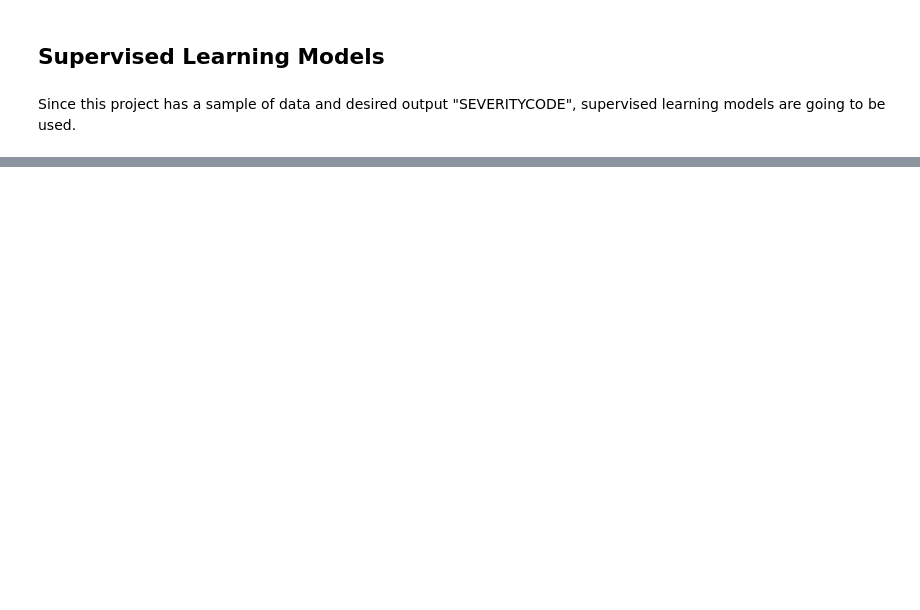
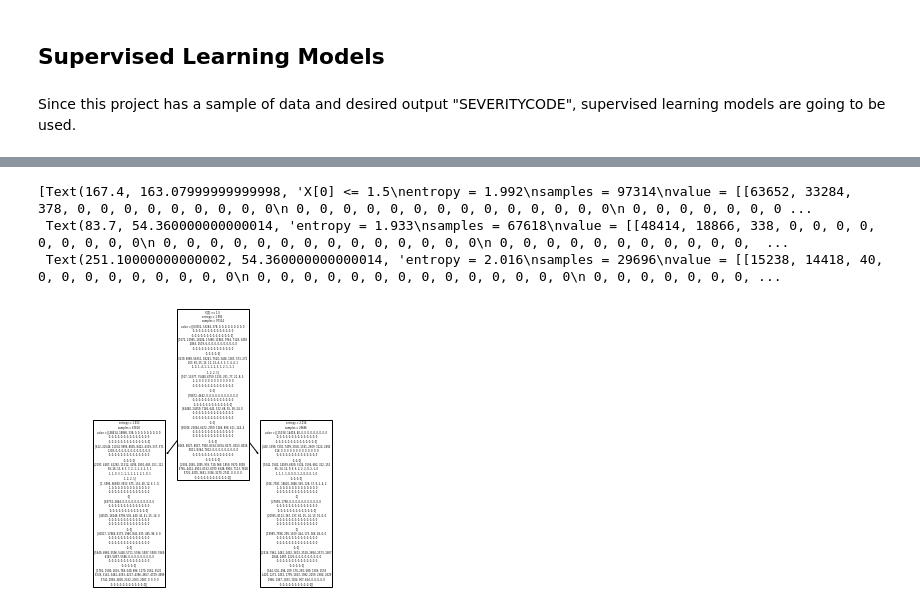
Before and after one commit to lqian100-su/Coursera_Capstone, a Jupyter notebook: Capstone.ipynb, the cells around one changed output, grey strips where cells are left out. Saved outputs shown, nothing was run; the diff lists cells and outputs as text; code cells hidden in the pictures; blank space fills up the shorter version.

```diff
--- a/Capstone.ipynb
+++ b/Capstone.ipynb
@@ -188,3 +176,10 @@ Since the "INCDTTM" is meaningless but the month and the hour time makes senses,
+# %%
+df["ADDRTYPE"]=df["ADDRTYPE"].replace(["Block","Intersection","Alley"], [1,2,3])
+df["COLLISIONTYPE"]=df["COLLISIONTYPE"].replace(["Parked Car","Angles","Rear Ended","Other","Sideswipe","Left Turn","Pedestrian","Cycles","Right Turn","Head On"], [1,2,3,4,5,6,7,8,9,0])
+df["UNDERINFL"]=df["UNDERINFL"].replace(["Y","N"], ["1","0"])
+df=df.astype({"UNDERINFL":int})
+df["ROADCOND"]=df["ROADCOND"].replace(["Dry","Wet","Unknown","Ice","Snow/Slush","Other","Standing Water","Sand/Mud/Dirt","Oil"],[1,2,3,4,5,6,7,8,9])
+df["LIGHTCOND"]=df["LIGHTCOND"].replace(["Daylight","Dark - Street Lights On","Unknown","Dusk","Dawn","Dark - No Street Lights","Dark - Street Lights Off","Other","Dark - Unknown Lighting"],[1,2,3,4,5,6,7,8,9])
 # %% [markdown]
 ## Supervised Learning Models
 # %% [markdown]
@@ -215,0 +231,4 @@ ValueError: could not convert string to float: 'Block'
+# %%
+tree = DecisionTreeClassifier(criterion="entropy",max_depth=10)
+tree.fit(X_train,y_train)
+tree.predict(X_test)
@@ -215,0 +243,7 @@ ValueError: could not convert string to float: 'Block'
+# %%
+plot_tree(tree)
+# %% [output]
+[Text(167.4, 163.07999999999998, 'X[0] <= 1.5\nentropy = 1.992\nsamples = 97314\nvalue = [[63652, 33284, 378, 0, 0, 0, 0, 0, 0, 0, 0, 0\n 0, 0, 0, 0, 0, 0, 0, 0, 0, 0, 0, 0, 0, 0\n 0, 0, 0, 0, 0, 0, 0 ...
+ Text(83.7, 54.360000000000014, 'entropy = 1.933\nsamples = 67618\nvalue = [[48414, 18866, 338, 0, 0, 0, 0, 0, 0, 0, 0, 0\n 0, 0, 0, 0, 0, 0, 0, 0, 0, 0, 0, 0, 0, 0\n 0, 0, 0, 0, 0, 0, 0, 0, 0, 0, 0,  ...
+ Text(251.10000000000002, 54.360000000000014, 'entropy = 2.016\nsamples = 29696\nvalue = [[15238, 14418, 40, 0, 0, 0, 0, 0, 0, 0, 0, 0\n 0, 0, 0, 0, 0, 0, 0, 0, 0, 0, 0, 0, 0, 0\n 0, 0, 0, 0, 0, 0, 0, ...
+[figure, added]
```
Also changed, not shown: parts of 25 cells of this notebook, 3 other files.
